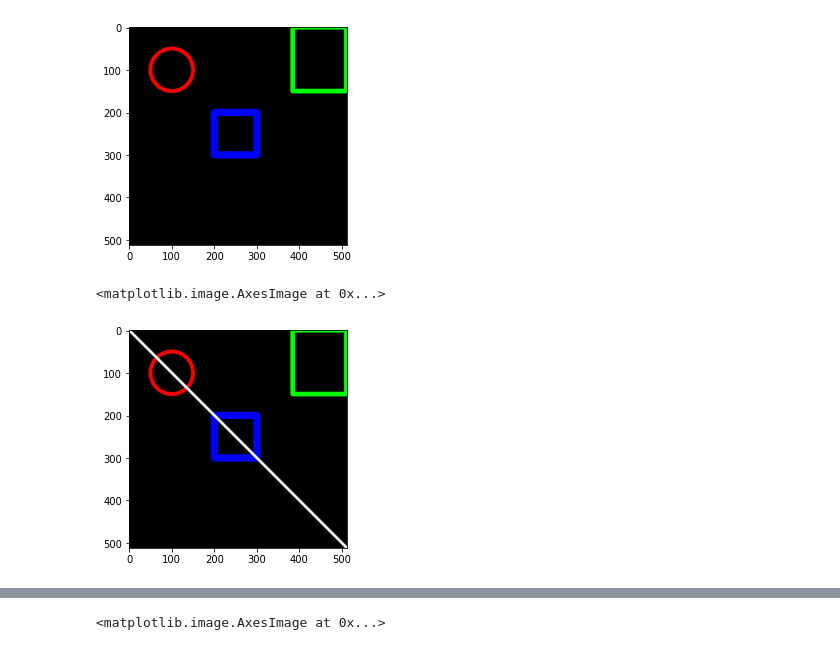
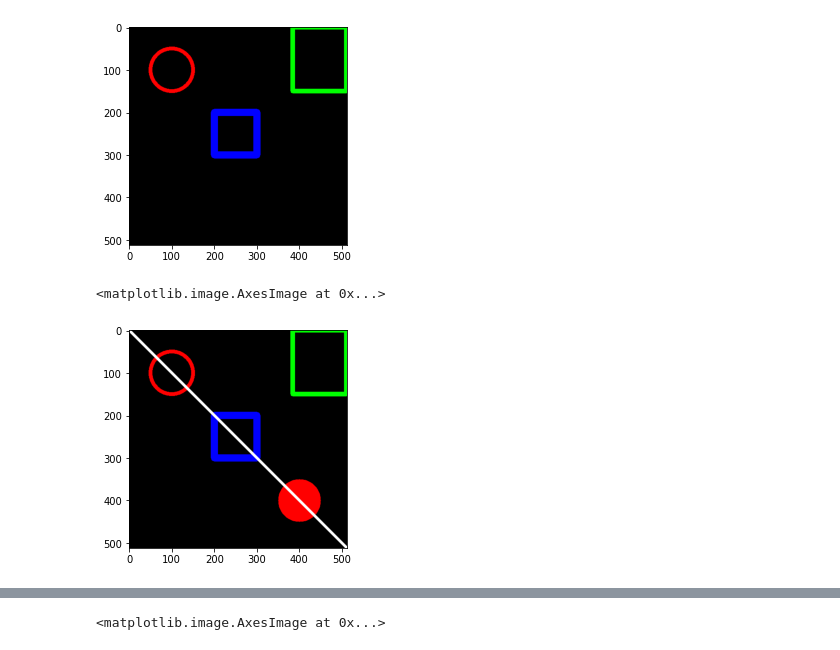
Before and after one commit to Afvanie/PCVK_Genap_2023, a Jupyter notebook: week2.ipynb, the cells around one changed output, grey strips where cells are left out. Cells and saved outputs as stored; diff of their text form; code cells hidden in the pictures.

```diff
--- a/week2.ipynb
+++ b/week2.ipynb
@@ -85,11 +85,12 @@ plt.imshow(black_img)
 <matplotlib.image.AxesImage at 0x...>
 [figure]
 # %%
+cv.circle(black_img,center=(400,400),radius=50,color=(255,0,0),thickness=-1)
 cv.line(black_img,pt1=(0,0),pt2=(512,512),color=(255,255,255),thickness=5)
 plt.imshow(black_img)
 # %% [output]
 <matplotlib.image.AxesImage at 0x...>
-[figure, old version]
+[figure, new version]
 # %%
 font = cv.FONT_HERSHEY_SIMPLEX
 cv.putText(black_img,text='Hello',org=(10,500),fontFace=font,fontScale=4,color=(255,255,0),thickness=2, lineType=cv.LINE_AA)
```
Also changed, not shown: parts of 4 cells of this notebook.
